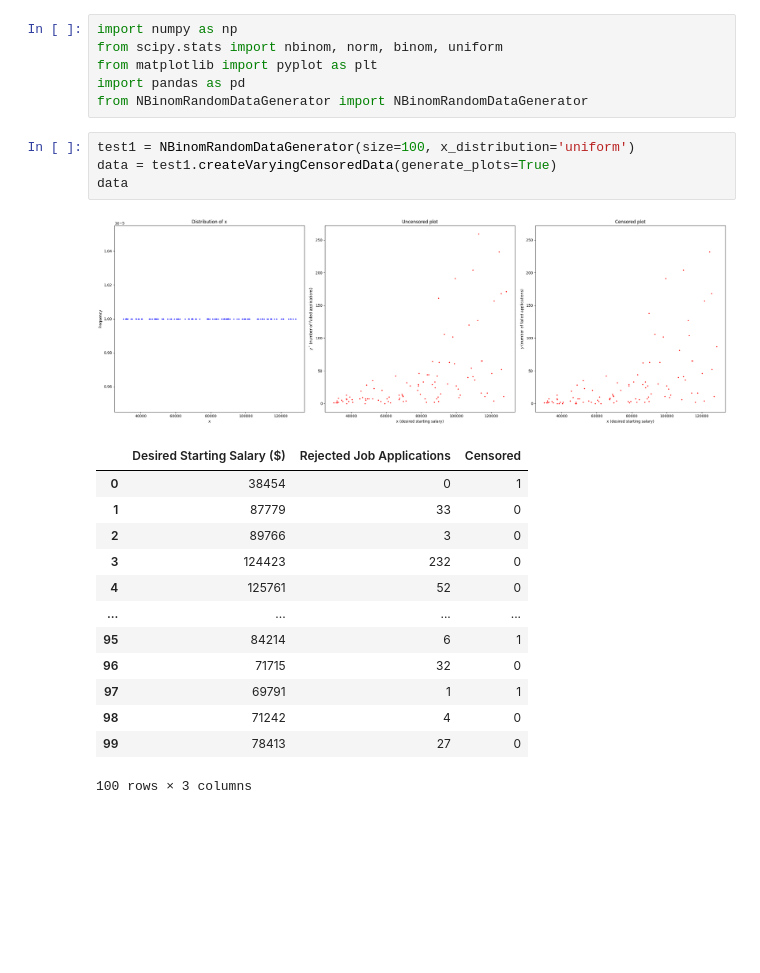
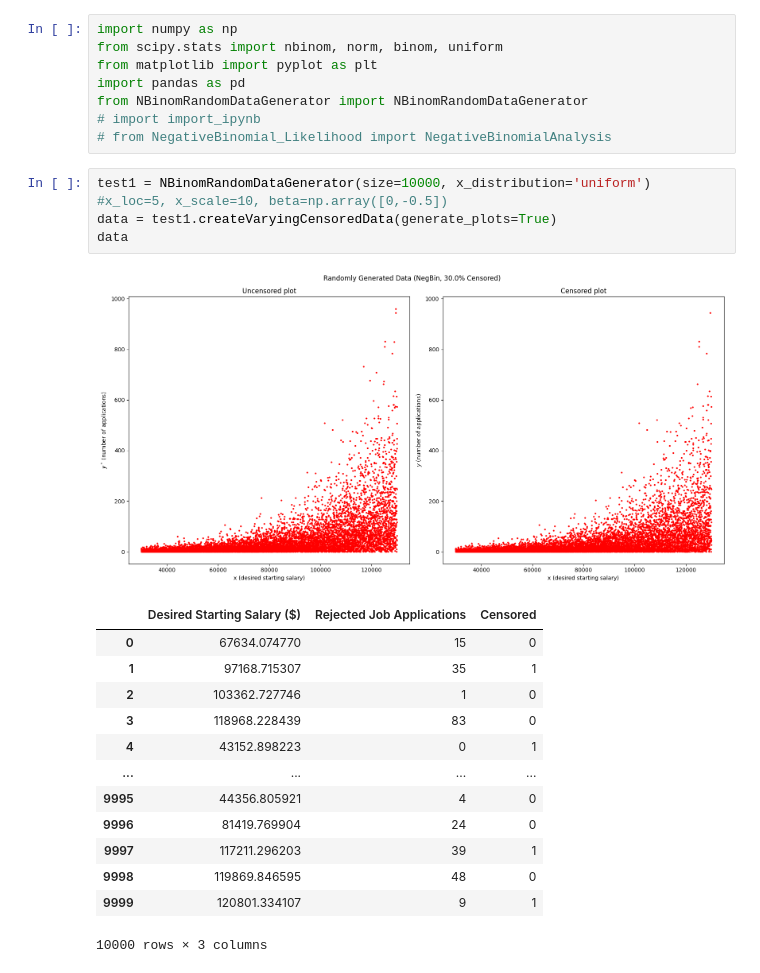
Before and after one commit to mraystaf/Econ588Project, a Jupyter notebook: NegativeBinomial_tests.ipynb, the cells around one changed output. Drawn from its saved outputs; the diff is of its cells as text; blank space fills up the shorter version.

```diff
--- a/NegativeBinomial_tests.ipynb
+++ b/NegativeBinomial_tests.ipynb
@@ -4,22 +4,24 @@ from scipy.stats import nbinom, norm, binom, uniform
 from matplotlib import pyplot as plt
 import pandas as pd
 from NBinomRandomDataGenerator import NBinomRandomDataGenerator
+# import import_ipynb
+# from NegativeBinomial_Likelihood import NegativeBinomialAnalysis
 # %%
-test1 = NBinomRandomDataGenerator(size=100, x_distribution='uniform')
+test1 = NBinomRandomDataGenerator(size=10000, x_distribution='uniform') #x_loc=5, x_scale=10, beta=np.array([0,-0.5])
 data = test1.createVaryingCensoredData(generate_plots=True)
 data
 # %% [output]
-[figure, old version]
+[figure, new version]
 |  | Desired Starting Salary ($) | Rejected Job Applications | Censored |
-| 0 | 38454 | 0 | 1 |
-| 1 | 87779 | 33 | 0 |
-| 2 | 89766 | 3 | 0 |
-| 3 | 124423 | 232 | 0 |
-| 4 | 125761 | 52 | 0 |
+| 0 | 67634.074770 | 15 | 0 |
+| 1 | 97168.715307 | 35 | 1 |
+| 2 | 103362.727746 | 1 | 0 |
+| 3 | 118968.228439 | 83 | 0 |
+| 4 | 43152.898223 | 0 | 1 |
 | ... | ... | ... | ... |
-| 95 | 84214 | 6 | 1 |
-| 96 | 71715 | 32 | 0 |
-| 97 | 69791 | 1 | 1 |
-| 98 | 71242 | 4 | 0 |
-| 99 | 78413 | 27 | 0 |
+| 9995 | 44356.805921 | 4 | 0 |
+| 9996 | 81419.769904 | 24 | 0 |
+| 9997 | 117211.296203 | 39 | 1 |
+| 9998 | 119869.846595 | 48 | 0 |
+| 9999 | 120801.334107 | 9 | 1 |
-100 rows × 3 columns
+10000 rows × 3 columns
```
Also changed, not shown: parts of 2 cells of this notebook, 2 other files.
